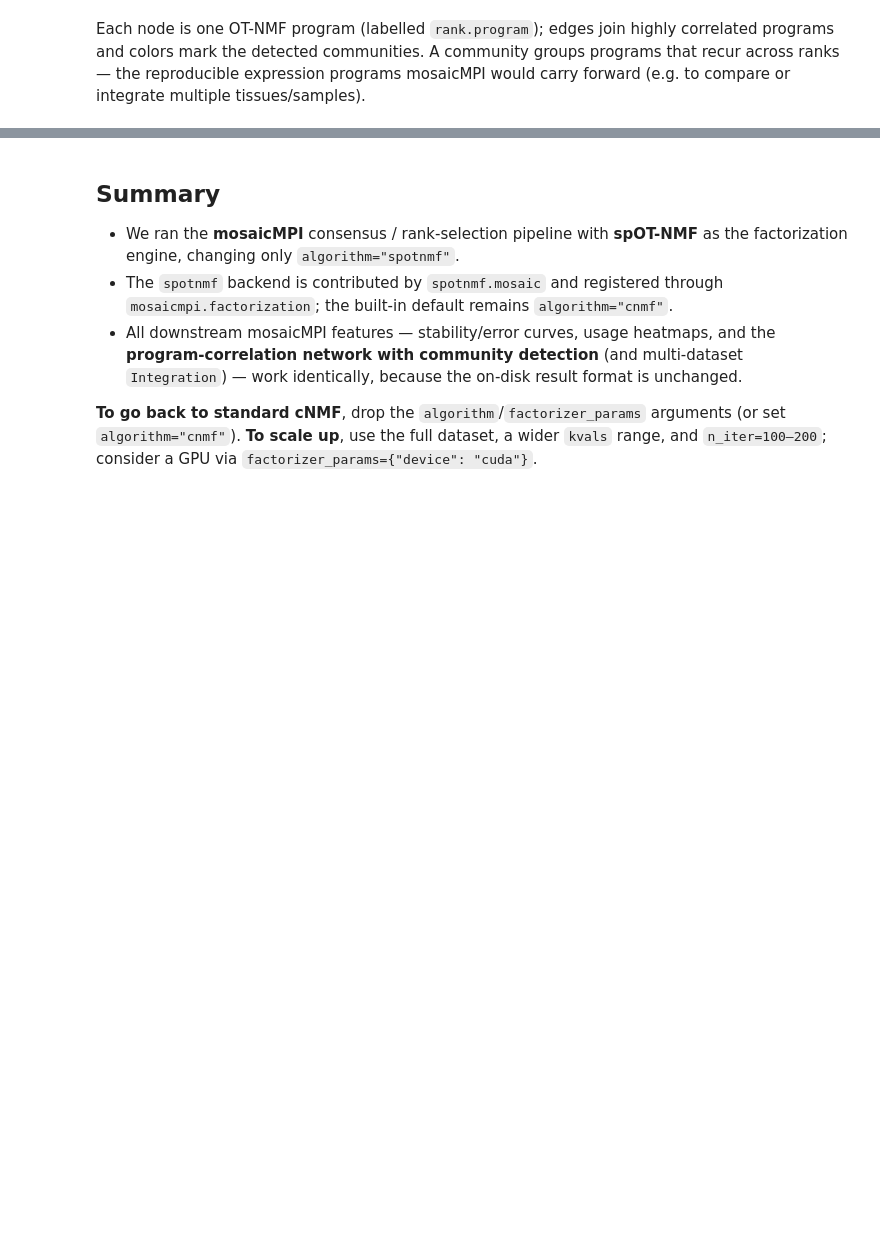
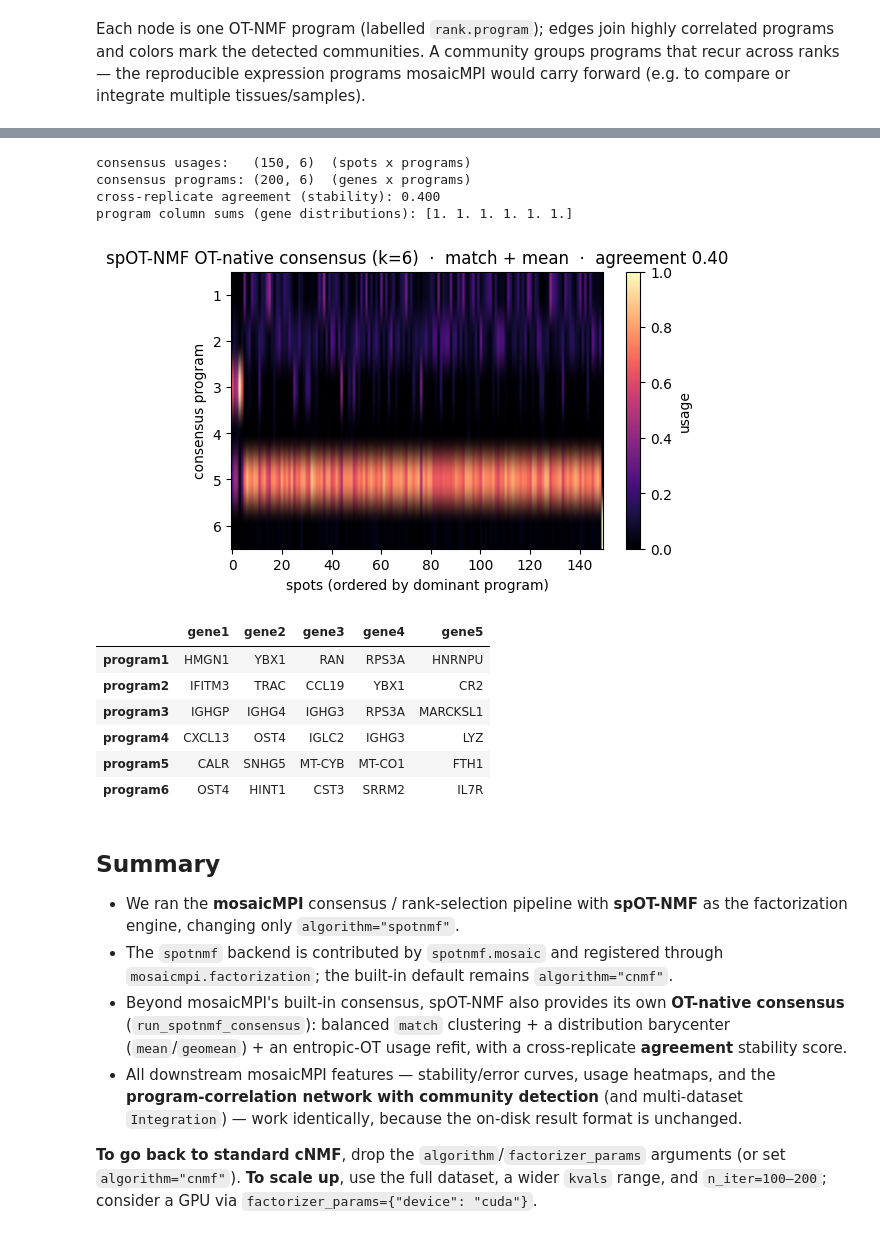
Before and after one commit to MorrissyLab/spOT-NMF, a Jupyter notebook: docs/source/tutorials/mosaicmpi-integration.ipynb, the cells around one changed output, grey strips where cells are left out. Saved outputs shown, nothing was run; the diff lists cells and outputs as text; code cells hidden in the pictures; blank space fills up the shorter version.

Commit message:
consensus spOT-NMF and updating hyperparams

```diff
--- a/docs/source/tutorials/mosaicmpi-integration.ipynb
+++ b/docs/source/tutorials/mosaicmpi-integration.ipynb
@@ -103,8 +107,10 @@ run = ds.initialize_cnmf(
     kvals=kvals,
     n_iter=n_iter,
     algorithm="spotnmf",
-    factorizer_params={"eps": 0.05, "h": 1e-2, "w": 1e-3,
-                       "max_iter": 8, "max_iter_inner": 40, "device": "cpu"},
+    # spOT-NMF now applies its tuned OT defaults automatically (adam optimizer,
+    # h=1e-2, w=1e-2, eps=2e-2, lr=1e-2, cost="cosine", normalize_rows=True);
+    # here we only cap iterations and pin the device to keep the demo fast.
+    factorizer_params={"max_iter": 8, "max_iter_inner": 40, "device": "cpu"},
 )
 print("backend:", run.algorithm, "| params:", run.factorizer_params)
 # %% [output]
@@ -240,3 +267,64 @@ would carry forward (e.g. to compare or integrate multiple tissues/samples).
+# %%
+import pandas as pd
+import anndata as ad
+import matplotlib.pyplot as plt
+from spotnmf.models import run_spotnmf_consensus
+
+# Reuse the exact normalized HVG matrix mosaicMPI factorized above.
+norm = ad.read_h5ad(run.paths["normalized_counts"])
+Xn = norm.X.toarray() if hasattr(norm.X, "toarray") else np.asarray(norm.X)
+sub = ad.AnnData(X=np.asarray(Xn, dtype=np.float64),
+                 obs=pd.DataFrame(index=norm.obs_names),
+                 var=pd.DataFrame(index=norm.var_names))
+sub.var["highly_variable"] = True
+
+k = 6
+with open(os.devnull, "w") as _null, contextlib.redirect_stdout(_null), contextlib.redirect_stderr(_null):
+    res, losses, agreement = run_spotnmf_consensus(
+        sub, components=k, n_iter=n_iter, seed=0, return_stability=True,
+        consensus_method="match", aggregate="mean",   # OT-native defaults
+        max_iter=8, max_iter_inner=40, device="cpu",  # small caps for the demo
+    )
+
+consensus_usage = res["topics_per_spot"]     # spots x k
+consensus_prog  = res["genes_per_topic"]     # genes x k, each program sums to 1
+print(f"consensus usages:   {consensus_usage.shape}  (spots x programs)")
+print(f"consensus programs: {consensus_prog.shape}  (genes x programs)")
+print(f"cross-replicate agreement (stability): {agreement:.3f}")
+print("program column sums (gene distributions):",
+      np.round(consensus_prog.to_numpy().sum(axis=0), 3))
+# %% [output]
+consensus usages:   (150, 6)  (spots x programs)
+consensus programs: (200, 6)  (genes x programs)
+cross-replicate agreement (stability): 0.400
+program column sums (gene distributions): [1. 1. 1. 1. 1. 1.]
+# %%
+# Consensus usage map: spots ordered by their dominant program.
+U = consensus_usage.to_numpy()
+order = np.argsort(U.argmax(axis=1))
+fig, ax = plt.subplots(figsize=(6, 3.6))
+im = ax.imshow(U[order].T, aspect="auto", cmap="magma")
+ax.set_xlabel("spots (ordered by dominant program)")
+ax.set_ylabel("consensus program")
+ax.set_yticks(range(k)); ax.set_yticklabels(range(1, k + 1))
+ax.set_title(f"spOT-NMF OT-native consensus (k={k})  \u00b7  "
+             f"match + mean  \u00b7  agreement {agreement:.2f}")
+fig.colorbar(im, ax=ax, label="usage")
+plt.show()
+
+# Top genes per consensus program.
+top = {f"program{c+1}": consensus_prog.iloc[:, c].sort_values(ascending=False).head(5).index.tolist()
+       for c in range(k)}
+pd.DataFrame(top).T.rename(columns=lambda j: f"gene{j+1}")
+# %% [output]
+[figure, added]
+|  | gene1 | gene2 | gene3 | gene4 | gene5 |
+| program1 | HMGN1 | YBX1 | RAN | RPS3A | HNRNPU |
+| program2 | IFITM3 | TRAC | CCL19 | YBX1 | CR2 |
+| program3 | IGHGP | IGHG4 | IGHG3 | RPS3A | MARCKSL1 |
+| program4 | CXCL13 | OST4 | IGLC2 | IGHG3 | LYZ |
+| program5 | CALR | SNHG5 | MT-CYB | MT-CO1 | FTH1 |
+| program6 | OST4 | HINT1 | CST3 | SRRM2 | IL7R |
 # %% [markdown]
 ## Summary
 
@@ -244,6 +332,10 @@ would carry forward (e.g. to compare or integrate multiple tissues/samples).
   as the factorization engine, changing only `algorithm="spotnmf"`.
 - The `spotnmf` backend is contributed by `spotnmf.mosaic` and registered through
   `mosaicmpi.factorization`; the built-in default remains `algorithm="cnmf"`.
+- Beyond mosaicMPI's built-in consensus, spOT-NMF also provides its own
+  **OT-native consensus** (`run_spotnmf_consensus`): balanced `match`
+  clustering + a distribution barycenter (`mean`/`geomean`) + an entropic-OT
+  usage refit, with a cross-replicate **agreement** stability score.
 - All downstream mosaicMPI features — stability/error curves, usage heatmaps,
   and the **program-correlation network with community detection** (and
   multi-dataset `Integration`) — work identically, because the on-disk result
```
Also changed, not shown: parts of 10 cells of this notebook, 6 other files.
